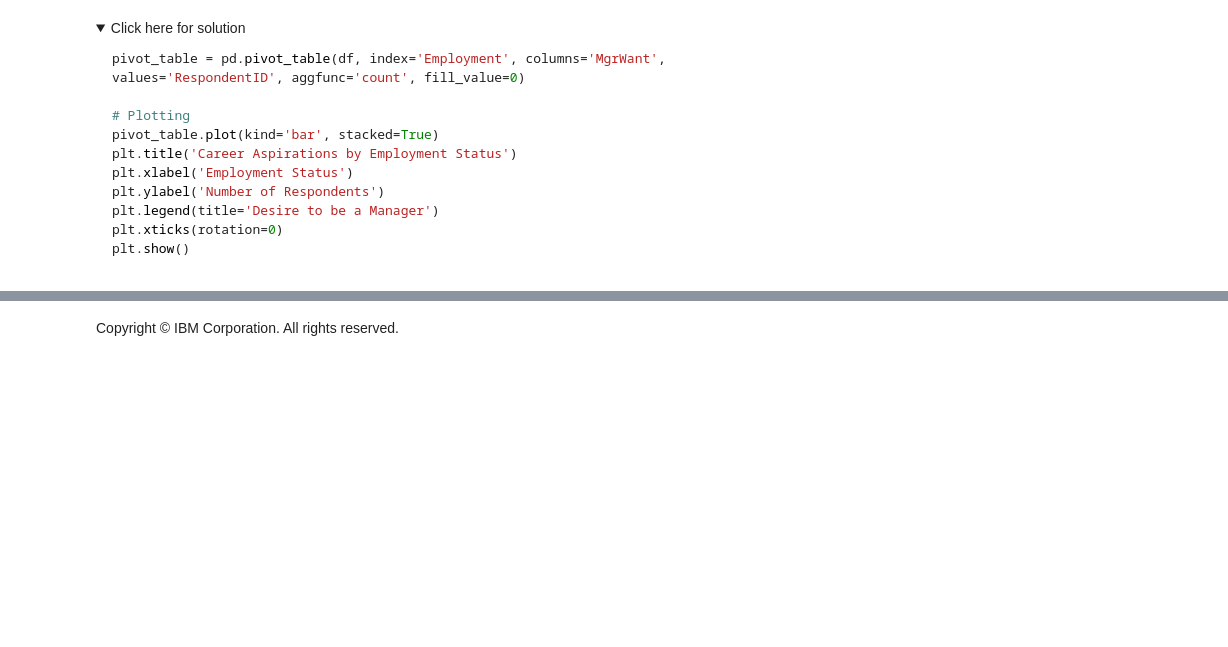
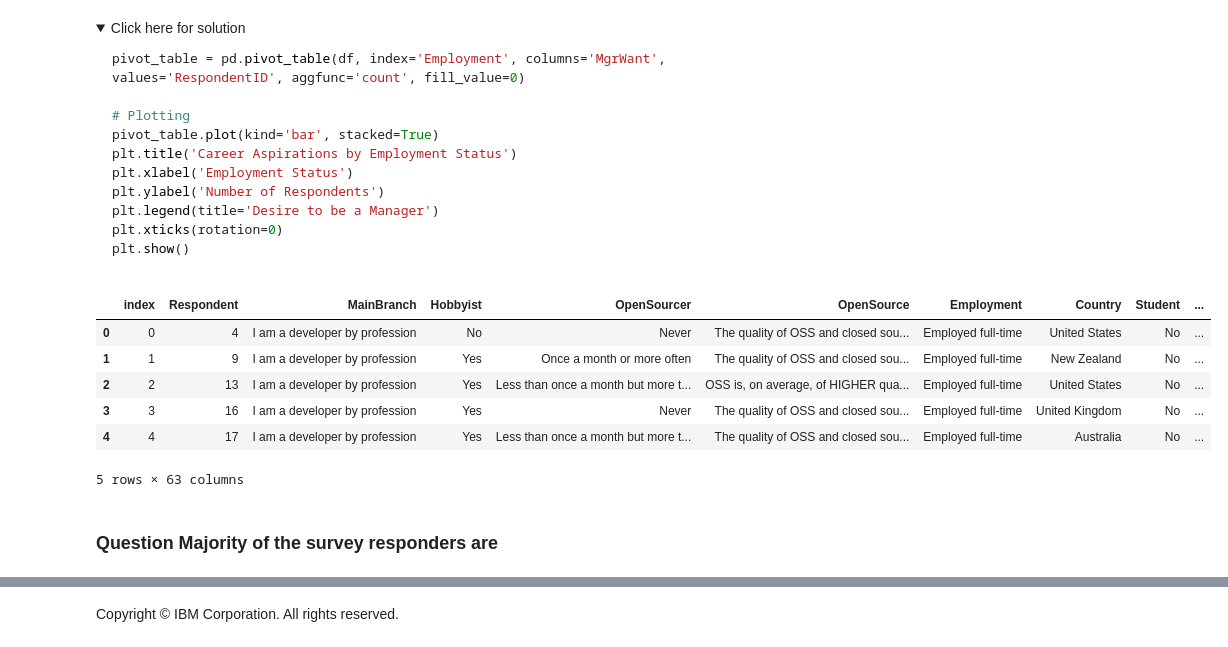
Before and after one commit to Majeedraheem/Final_Project-, a Jupyter notebook: module 4/pivot-charts-v1.ipynb, the cells around one changed output, grey strips where cells are left out. Drawn from its saved outputs; the diff is of its cells as text; code cells hidden in the pictures; folded sections open; blank space fills up the shorter version.

```diff
--- a/module 4/pivot-charts-v1.ipynb
+++ b/module 4/pivot-charts-v1.ipynb
@@ -175,3 +175,13 @@ plt.show()
 df.to_excel('./data.xlsx', index=False)
 # %%
 df.to_excel('./data.xlsx', sheet_name='JobSurvery', index=False)
+# %%
+df.head()
+# %% [output]
+|  | index | Respondent | MainBranch | Hobbyist | OpenSourcer | OpenSource | Employment | Country | Student | ... |
+| 0 | 0 | 4 | I am a developer by profession | No | Never | The quality of OSS and closed sou... | Employed full-time | United States | No | ... |
+| 1 | 1 | 9 | I am a developer by profession | Yes | Once a month or more often | The quality of OSS and closed sou... | Employed full-time | New Zealand | No | ... |
+| 2 | 2 | 13 | I am a developer by profession | Yes | Less than once a month but more t... | OSS is, on average, of HIGHER qua... | Employed full-time | United States | No | ... |
+| 3 | 3 | 16 | I am a developer by profession | Yes | Never | The quality of OSS and closed sou... | Employed full-time | United Kingdom | No | ... |
+| 4 | 4 | 17 | I am a developer by profession | Yes | Less than once a month but more t... | The quality of OSS and closed sou... | Employed full-time | Australia | No | ... |
+5 rows × 63 columns
@@ -177,0 +199,2 @@ df.to_excel('./data.xlsx', sheet_name='JobSurvery', index=False)
+# %% [markdown]
+### Question  Majority of the survey responders are
```
Also changed, not shown: parts of 15 cells of this notebook, 22 other files.
